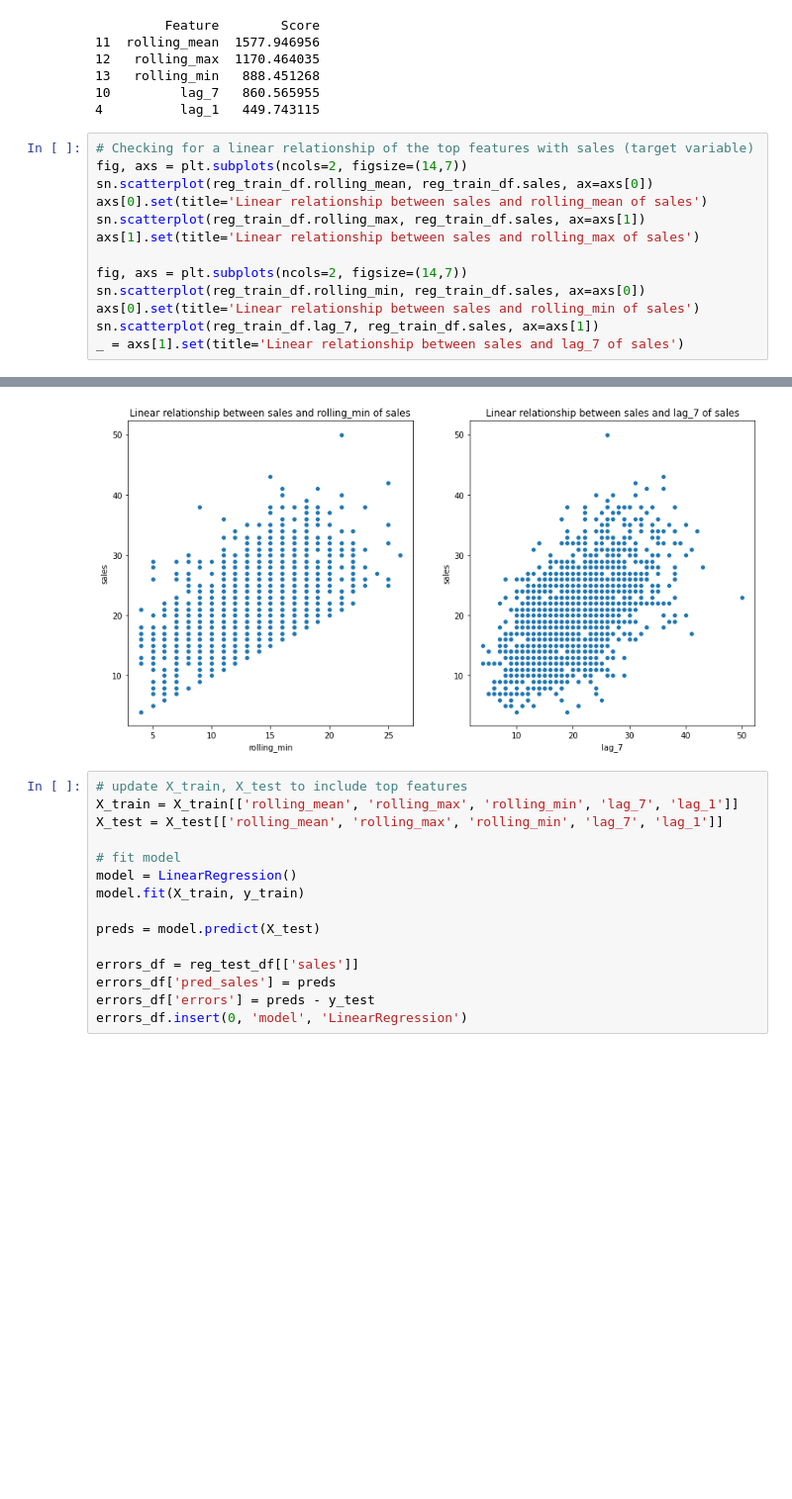
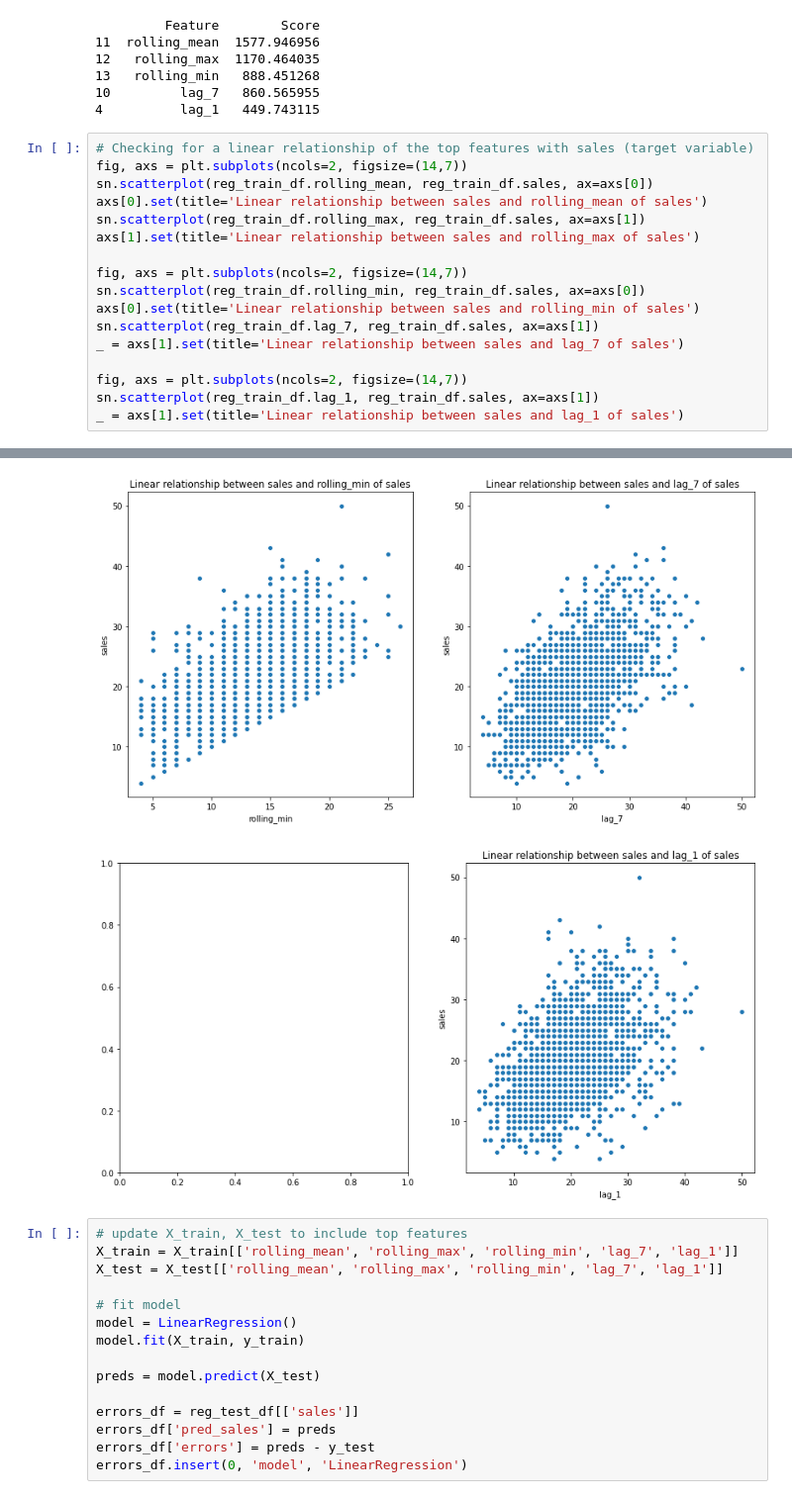
Before and after one commit to VijayaFernando/sales_forecasting, a Jupyter notebook: sales_forecasting.ipynb, the cells around one changed output, grey strips where cells are left out. Shown at 99% size. Saved outputs shown, nothing was run; the diff lists cells and outputs as text; blank space fills up the shorter version.

```diff
--- a/sales_forecasting.ipynb
+++ b/sales_forecasting.ipynb
@@ -618,19 +618,24 @@ print(feature_scores.nlargest(5,'Score'))  # print 5 best features
 # %%
 # Checking for a linear relationship of the top features with sales (target variable)
 fig, axs = plt.subplots(ncols=2, figsize=(14,7))
 sn.scatterplot(reg_train_df.rolling_mean, reg_train_df.sales, ax=axs[0])
 axs[0].set(title='Linear relationship between sales and rolling_mean of sales')
 sn.scatterplot(reg_train_df.rolling_max, reg_train_df.sales, ax=axs[1])
 axs[1].set(title='Linear relationship between sales and rolling_max of sales')
 
 fig, axs = plt.subplots(ncols=2, figsize=(14,7))
 sn.scatterplot(reg_train_df.rolling_min, reg_train_df.sales, ax=axs[0])
 axs[0].set(title='Linear relationship between sales and rolling_min of sales')
 sn.scatterplot(reg_train_df.lag_7, reg_train_df.sales, ax=axs[1])
 _ = axs[1].set(title='Linear relationship between sales and lag_7 of sales')
+
+fig, axs = plt.subplots(ncols=2, figsize=(14,7))
+sn.scatterplot(reg_train_df.lag_1, reg_train_df.sales, ax=axs[1])
+_ = axs[1].set(title='Linear relationship between sales and lag_1 of sales')
 # %% [output]
 [figure]
 [figure]
+[figure, added]
 # %%
 # update X_train, X_test to include top features
 X_train = X_train[['rolling_mean', 'rolling_max', 'rolling_min', 'lag_7', 'lag_1']]
```
Also changed, not shown: parts of 1 cell of this notebook, 4 other files.
